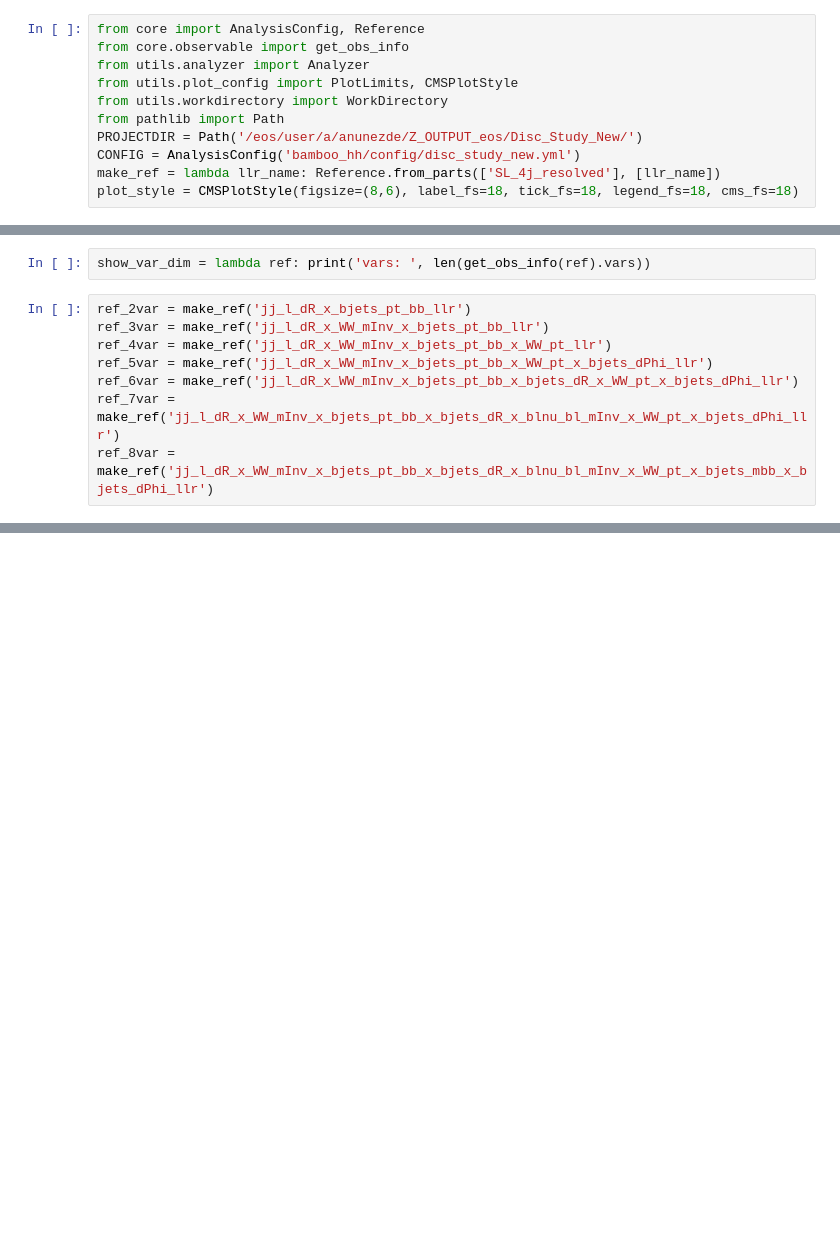
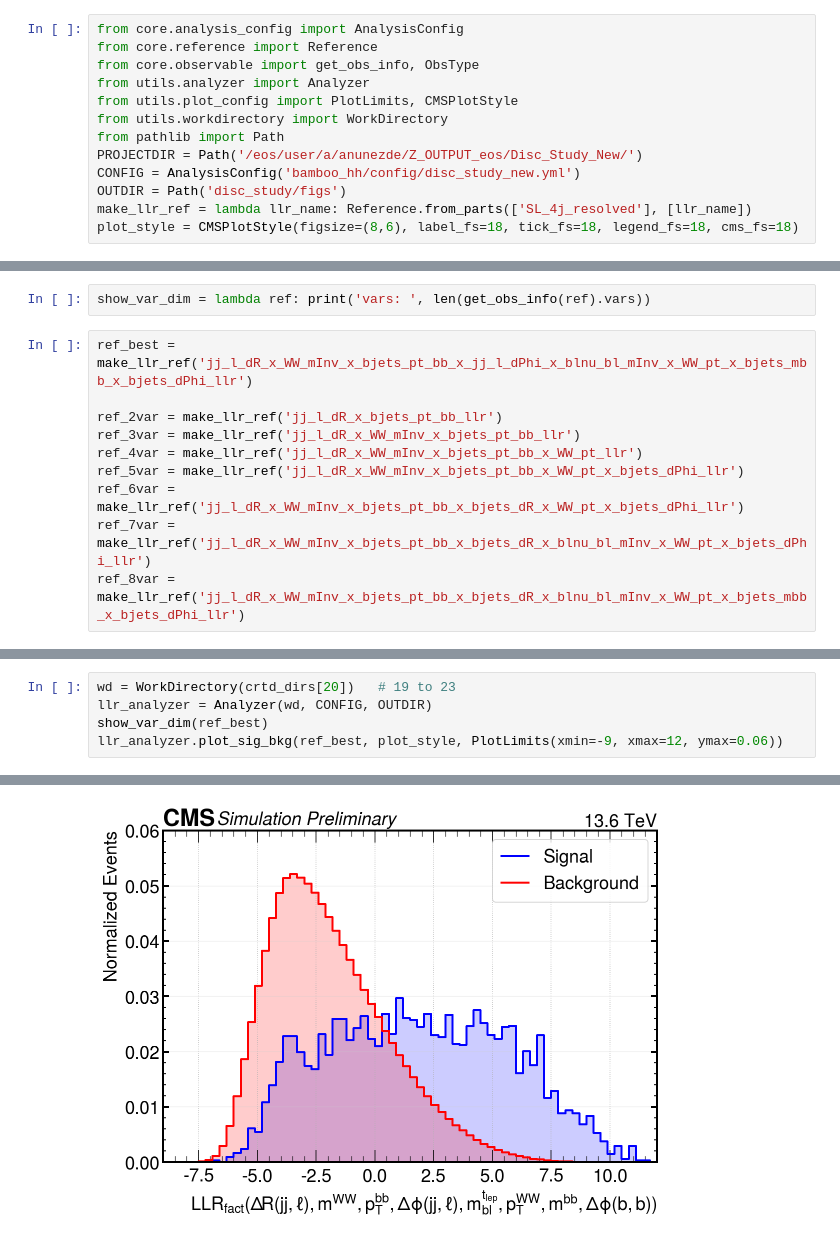
Before and after one commit to antonettprado/hh, a Jupyter notebook: disc_study/plot_disc_distributions.ipynb, the cells around one changed output, grey strips where cells are left out. Drawn from its saved outputs; the diff is of its cells as text; blank space fills up the shorter version.

```diff
--- a/llr_study/plot_llrs_distributions.ipynb
+++ b/disc_study/plot_disc_distributions.ipynb
@@ -1,13 +1,15 @@
 # %%
-from core import AnalysisConfig, Reference
-from core.observable import get_obs_info
+from core.analysis_config import AnalysisConfig
+from core.reference import Reference
+from core.observable import get_obs_info, ObsType
 from utils.analyzer import Analyzer
 from utils.plot_config import PlotLimits, CMSPlotStyle
 from utils.workdirectory import WorkDirectory
 from pathlib import Path
 PROJECTDIR = Path('/eos/user/a/anunezde/Z_OUTPUT_eos/Disc_Study_New/')
 CONFIG = AnalysisConfig('bamboo_hh/config/disc_study_new.yml')
-make_ref = lambda llr_name: Reference.from_parts(['SL_4j_resolved'], [llr_name])
+OUTDIR = Path('disc_study/figs')
+make_llr_ref = lambda llr_name: Reference.from_parts(['SL_4j_resolved'], [llr_name])
 plot_style = CMSPlotStyle(figsize=(8,6), label_fs=18, tick_fs=18, legend_fs=18, cms_fs=18)
 # %% [output]
 Welcome to JupyROOT 6.30/02
@@ -38,12 +40,14 @@ for i, d in enumerate(crtd_dirs): print(i, d.name)
 # %%
 show_var_dim = lambda ref: print('vars: ', len(get_obs_info(ref).vars))
 # %%
-ref_2var = make_ref('jj_l_dR_x_bjets_pt_bb_llr')
-ref_3var = make_ref('jj_l_dR_x_WW_mInv_x_bjets_pt_bb_llr')
-ref_4var = make_ref('jj_l_dR_x_WW_mInv_x_bjets_pt_bb_x_WW_pt_llr')
-ref_5var = make_ref('jj_l_dR_x_WW_mInv_x_bjets_pt_bb_x_WW_pt_x_bjets_dPhi_llr')
-ref_6var = make_ref('jj_l_dR_x_WW_mInv_x_bjets_pt_bb_x_bjets_dR_x_WW_pt_x_bjets_dPhi_llr')
-ref_7var = make_ref('jj_l_dR_x_WW_mInv_x_bjets_pt_bb_x_bjets_dR_x_blnu_bl_mInv_x_WW_pt_x_bjets_dPhi_llr')
-ref_8var = make_ref('jj_l_dR_x_WW_mInv_x_bjets_pt_bb_x_bjets_dR_x_blnu_bl_mInv_x_WW_pt_x_bjets_mbb_x_bjets_dPhi_llr')
+ref_best = make_llr_ref('jj_l_dR_x_WW_mInv_x_bjets_pt_bb_x_jj_l_dPhi_x_blnu_bl_mInv_x_WW_pt_x_bjets_mbb_x_bjets_dPhi_llr')
+
+ref_2var = make_llr_ref('jj_l_dR_x_bjets_pt_bb_llr')
+ref_3var = make_llr_ref('jj_l_dR_x_WW_mInv_x_bjets_pt_bb_llr')
+ref_4var = make_llr_ref('jj_l_dR_x_WW_mInv_x_bjets_pt_bb_x_WW_pt_llr')
+ref_5var = make_llr_ref('jj_l_dR_x_WW_mInv_x_bjets_pt_bb_x_WW_pt_x_bjets_dPhi_llr')
+ref_6var = make_llr_ref('jj_l_dR_x_WW_mInv_x_bjets_pt_bb_x_bjets_dR_x_WW_pt_x_bjets_dPhi_llr')
+ref_7var = make_llr_ref('jj_l_dR_x_WW_mInv_x_bjets_pt_bb_x_bjets_dR_x_blnu_bl_mInv_x_WW_pt_x_bjets_dPhi_llr')
+ref_8var = make_llr_ref('jj_l_dR_x_WW_mInv_x_bjets_pt_bb_x_bjets_dR_x_blnu_bl_mInv_x_WW_pt_x_bjets_mbb_x_bjets_dPhi_llr')
 # %%
 wd = WorkDirectory(crtd_dirs[5])
@@ -114,0 +121,6 @@ Figure saved to llr_study/SL_4j_resolved___jj_l_dR_x_WW_mInv_x_bjets_pt_bb_x_bje
+# %%
+wd = WorkDirectory(crtd_dirs[20])   # 19 to 23
+llr_analyzer = Analyzer(wd, CONFIG, OUTDIR)
+show_var_dim(ref_best)
+llr_analyzer.plot_sig_bkg(ref_best, plot_style, PlotLimits(xmin=-9, xmax=12, ymax=0.06))
+# %% [output]
@@ -114,0 +130 @@ Figure saved to llr_study/SL_4j_resolved___jj_l_dR_x_WW_mInv_x_bjets_pt_bb_x_bje
+[figure, added]
```
Also changed, not shown: parts of 15 cells of this notebook, 27 other files.
